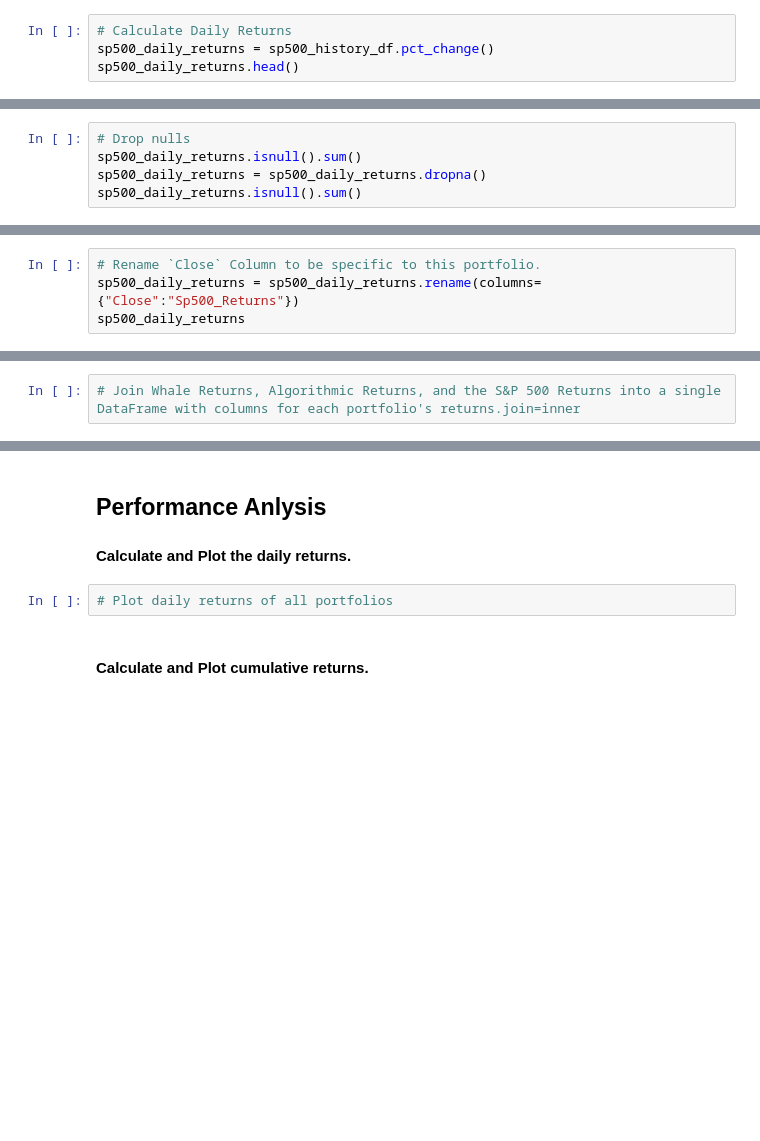
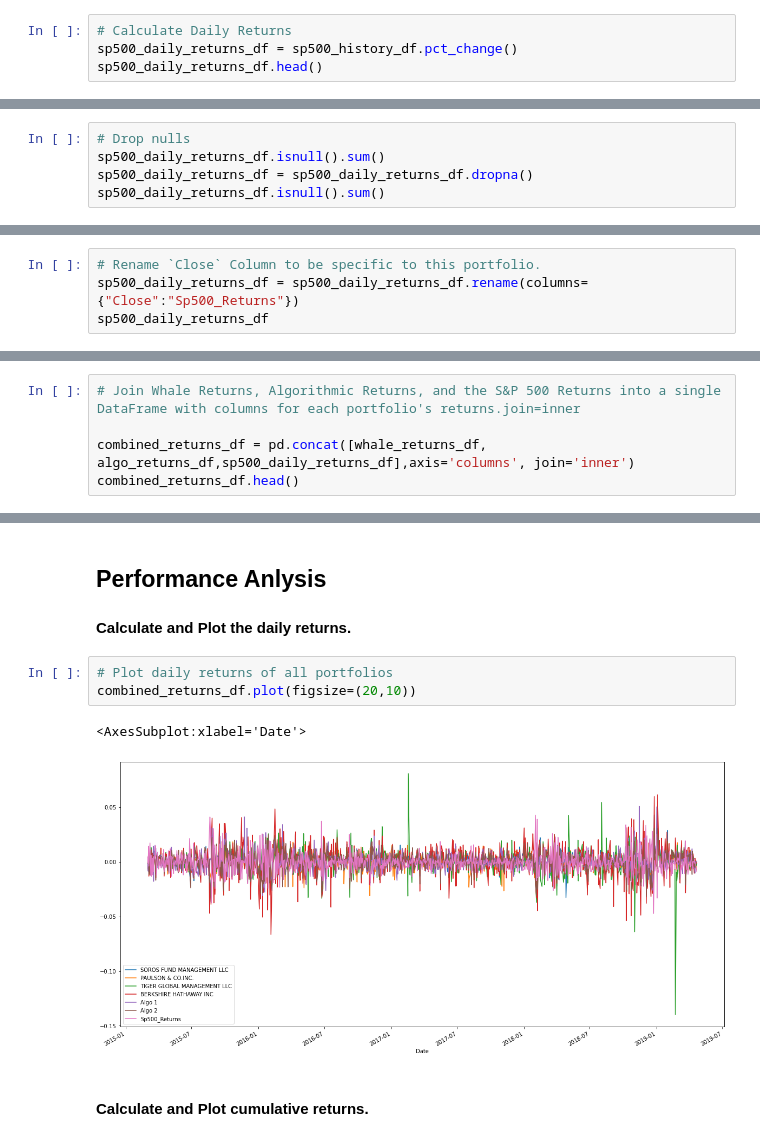
Before and after one commit to Aqui1983/Module_4_challenge, a Jupyter notebook: Module_4_challenge_starter_code/whale_analysis.ipynb, the cells around one changed output, grey strips where cells are left out. Drawn from its saved outputs; the diff is of its cells as text; blank space fills up the shorter version.

```diff
--- a/Module_4_challenge_starter_code/whale_analysis.ipynb
+++ b/Module_4_challenge_starter_code/whale_analysis.ipynb
@@ -150,8 +144,8 @@ Close    float64
 dtype: object
 # %%
 # Calculate Daily Returns
-sp500_daily_returns = sp500_history_df.pct_change()
-sp500_daily_returns.head()
+sp500_daily_returns_df = sp500_history_df.pct_change()
+sp500_daily_returns_df.head()
 # %% [output]
 |  | Close |
 | Date |  |
@@ -162,16 +156,16 @@ sp500_daily_returns.head()
 | 2019-04-16 | 0.002279 |
 # %%
 # Drop nulls
-sp500_daily_returns.isnull().sum()
-sp500_daily_returns = sp500_daily_returns.dropna()
-sp500_daily_returns.isnull().sum()
+sp500_daily_returns_df.isnull().sum()
+sp500_daily_returns_df = sp500_daily_returns_df.dropna()
+sp500_daily_returns_df.isnull().sum()
 # %% [output]
 Close    0
 dtype: int64
 # %%
 # Rename `Close` Column to be specific to this portfolio.
-sp500_daily_returns = sp500_daily_returns.rename(columns={"Close":"Sp500_Returns"})
-sp500_daily_returns
+sp500_daily_returns_df = sp500_daily_returns_df.rename(columns={"Close":"Sp500_Returns"})
+sp500_daily_returns_df
 # %% [output]
 |  | Sp500_Returns |
 | Date |  |
@@ -191,3 +185,6 @@ sp500_daily_returns
 ## Combine Whale, Algorithmic, and S&P 500 Returns
 # %%
 # Join Whale Returns, Algorithmic Returns, and the S&P 500 Returns into a single DataFrame with columns for each portfolio's returns.join=inner
+
+combined_returns_df = pd.concat([whale_returns_df, algo_returns_df,sp500_daily_returns_df],axis='columns', join='inner')
+combined_returns_df.head()
@@ -203,6 +208,10 @@ In this section, you will calculate and visualize performance and risk metrics f
 #### Calculate and Plot the daily returns.
 # %%
 # Plot daily returns of all portfolios
+combined_returns_df.plot(figsize=(20,10))
+# %% [output]
+<AxesSubplot:xlabel='Date'>
+[figure, added]
 # %% [markdown]
 #### Calculate and Plot cumulative returns.
 # %%
```
Also changed, not shown: parts of 36 cells of this notebook.
